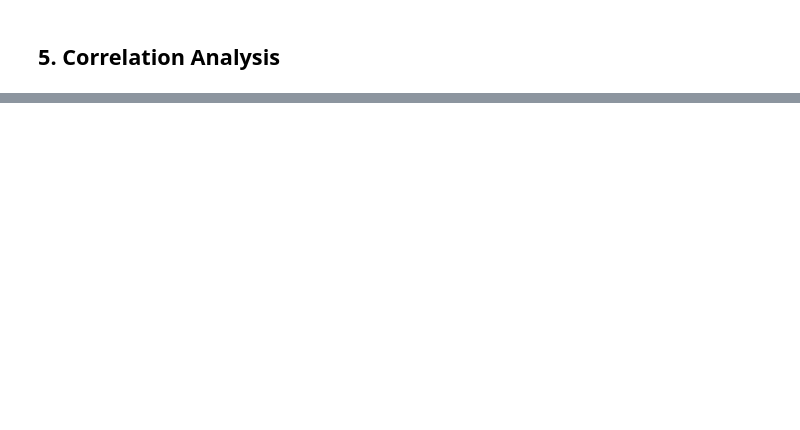
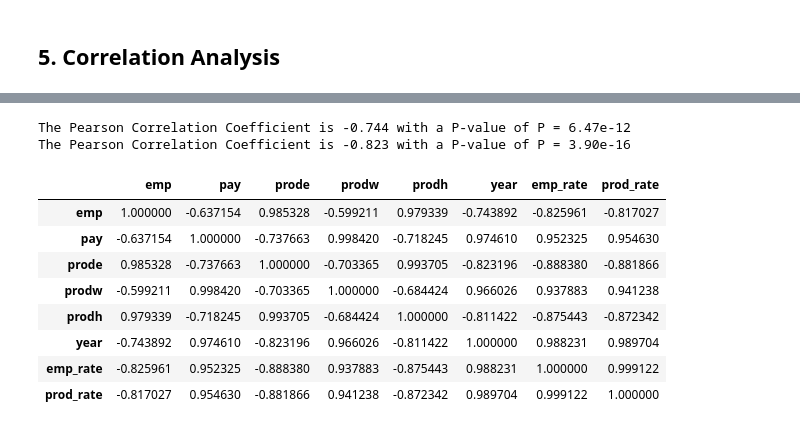
Before and after one commit to yairg98/Data-Driven-Problem-Solving, a Jupyter notebook: Midterm Project/Part 2/part2.ipynb, the cells around one changed output, grey strips where cells are left out. Cells and saved outputs as stored; diff of their text form; code cells hidden in the pictures; blank space fills up the shorter version.

```diff
--- a/Midterm Project/Part 2/part2.ipynb
+++ b/Midterm Project/Part 2/part2.ipynb
@@ -361,0 +404,25 @@ Name: pay, dtype: float64
+# %%
+from scipy import stats
+
+# Inspect the correlations between emp/year and prode/year
+pearson_coef, p_value = stats.pearsonr(wages['emp'], wages['year'])
+print(f"The Pearson Correlation Coefficient is {pearson_coef:0.3f} with a P-value of P = {p_value:.2e}")
+
+pearson_coef, p_value = stats.pearsonr(wages['prode'], wages['year'])
+print(f"The Pearson Correlation Coefficient is {pearson_coef:0.3f} with a P-value of P = {p_value:.2e}")
+
+# Display correlation table for wages dataframe
+corr2 = wages.corr(method='pearson')
+display(corr2)
+# %% [output]
+The Pearson Correlation Coefficient is -0.744 with a P-value of P = 6.47e-12
+The Pearson Correlation Coefficient is -0.823 with a P-value of P = 3.90e-16
+|  | emp | pay | prode | prodw | prodh | year | emp_rate | prod_rate |
+| emp | 1.000000 | -0.637154 | 0.985328 | -0.599211 | 0.979339 | -0.743892 | -0.825961 | -0.817027 |
+| pay | -0.637154 | 1.000000 | -0.737663 | 0.998420 | -0.718245 | 0.974610 | 0.952325 | 0.954630 |
+| prode | 0.985328 | -0.737663 | 1.000000 | -0.703365 | 0.993705 | -0.823196 | -0.888380 | -0.881866 |
+| prodw | -0.599211 | 0.998420 | -0.703365 | 1.000000 | -0.684424 | 0.966026 | 0.937883 | 0.941238 |
+| prodh | 0.979339 | -0.718245 | 0.993705 | -0.684424 | 1.000000 | -0.811422 | -0.875443 | -0.872342 |
+| year | -0.743892 | 0.974610 | -0.823196 | 0.966026 | -0.811422 | 1.000000 | 0.988231 | 0.989704 |
+| emp_rate | -0.825961 | 0.952325 | -0.888380 | 0.937883 | -0.875443 | 0.988231 | 1.000000 | 0.999122 |
+| prod_rate | -0.817027 | 0.954630 | -0.881866 | 0.941238 | -0.872342 | 0.989704 | 0.999122 | 1.000000 |
```
Also changed, not shown: parts of 7 cells of this notebook.
